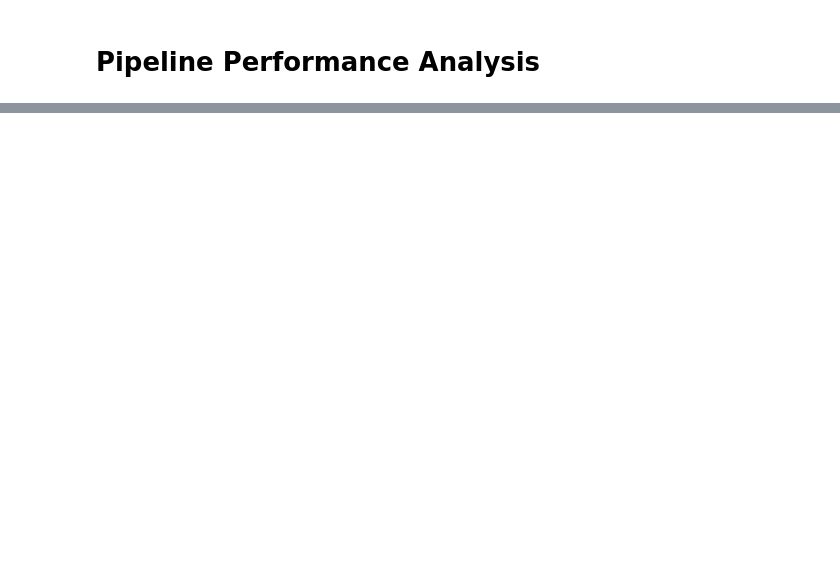
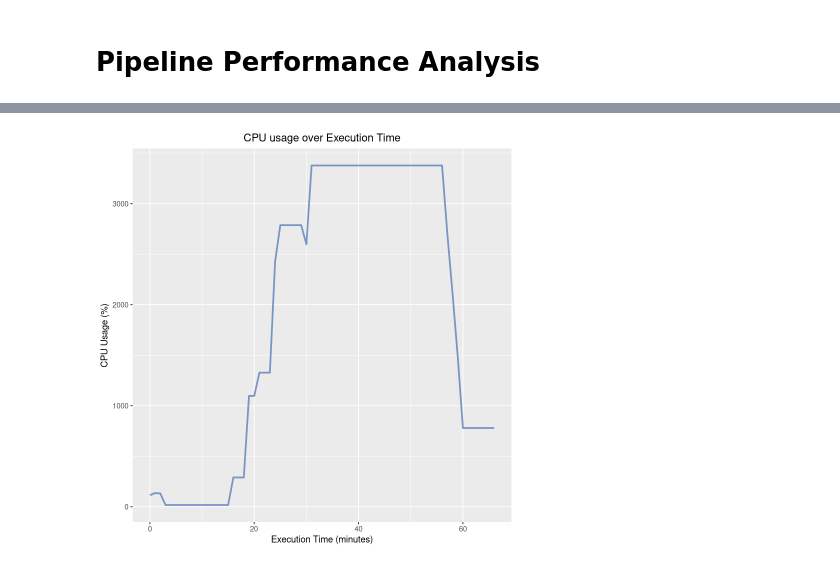
Before and after one commit to labbces/SpliceScape, a Jupyter notebook: performance_analysis/performance_analysis.ipynb, the cells around one changed output, grey strips where cells are left out. Drawn from its saved outputs; the diff is of its cells as text; code cells hidden in the pictures; blank space fills up the shorter version.

```diff
--- a/performance_analysis/performance_analysis.ipynb
+++ b/performance_analysis/performance_analysis.ipynb
@@ -776,0 +44,16 @@ ggplot(trace_data_filtered) +
+# %%
+# Read the trace data from a tab-delimited file
+trace_data <- read.delim("trace.txt", sep = "\t",
+                         header = TRUE, stringsAsFactors = FALSE)
+head(trace_data)
+
+# Filter the data to include only completed processes
+trace_data_processed <- trace_data %>% filter(status == "COMPLETED")
+
+# Separate the 'name' column into 'process' and 'id'
+trace_data_processed <- trace_data_processed %>%
+  separate(name, into = c("process", "id"),
+           sep = " \\(", extra = "merge", remove = FALSE) %>%
+  mutate(id = gsub("\\)", "", id))
+
+head(trace_data_processed)
@@ -776,0 +165,72 @@ ggplot(trace_data_filtered) +
+# %%
+# CPU % Usage over time
+cpu_over_time <- ggplot(resources_by_minute, aes(x = minute, y = cpu_total)) +
+  geom_line(color = "#7895c4", linewidth = 1) +
+  labs(
+    title = "CPU usage over Execution Time",
+    x = "Execution Time (minutes)",
+    y = "CPU Usage (%)"
+  ) +
+  theme_gray() +
+  theme(plot.title = element_text(hjust = 0.5))
+
+cpu_over_time
+
+# Memory MB Usage over time
+mem_over_time <- ggplot(resources_by_minute, aes(x = minute, y = mem_total)) +
+  geom_line(color = "#c47474", linewidth = 1) +
+  labs(
+    title = "Memory usage over Execution Time",
+    x = "Execution Time (minutes)",
+    y = "Memory Usage (MB)"
+  ) +
+  theme_gray() +
+  theme(plot.title = element_text(hjust = 0.5))
+
+mem_over_time
+
+scaling_factor <- max(resources_by_minute$mem_total) /
+  max(resources_by_minute$cpu_total)
+
+
+# Resource Usage Over Time
+resources_over_time <- ggplot(resources_by_minute) +
+  geom_line(
+    aes(x = minute, y = cpu_total, color = "CPU Usage"),
+    linewidth = 1
+  ) +
+  geom_line(
+    aes(x = minute, y = mem_total / scaling_factor, color = "Memory Usage"),
+    linewidth = 1
+  ) +
+  # Dual y-axes
+  scale_y_continuous(
+    name = "CPU Usage (%)",
+    sec.axis = sec_axis(
+      ~ . * scaling_factor,
+      name = "Memory Usage (MB)"
+    )
+  ) +
+  scale_x_continuous(
+    name = "Execution Time (minutes)",
+    breaks = seq(0, max(resources_by_minute$minute), by = 20)
+  ) +
+  scale_color_manual(
+    values = c("CPU Usage" = "#7895c4", "Memory Usage" = "#c47474")
+  ) +
+  labs(
+    color = "Resource",
+    title = "CPU and Memory Usage Over Time"
+  ) +
+  theme_gray() +
+  theme(
+        legend.position = "right",
+        axis.title.y.right = element_text(color = "#c47474"),
+        axis.text.y.right = element_text(color = "#c47474"),
+        axis.title.y.left = element_text(color = "#7895c4"),
+        axis.text.y.left = element_text(color = "#7895c4"),
+        plot.title = element_text(hjust = 0.5))
+
+print(resources_over_time)
+# %% [output]
+[figure, added]
```
Also changed, not shown: parts of 55 cells of this notebook.
